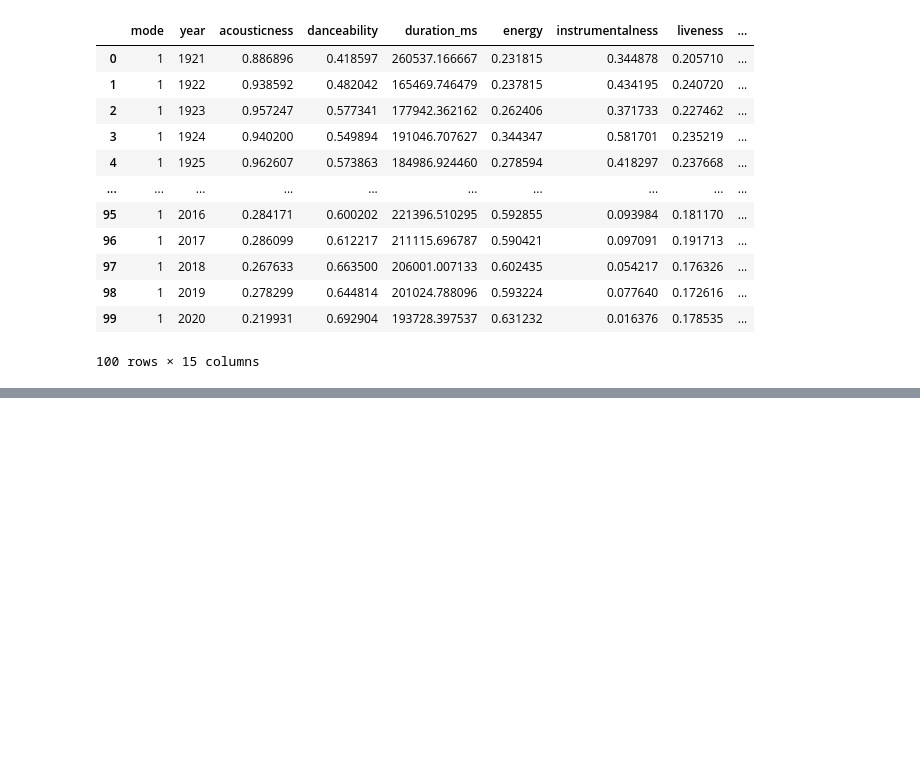
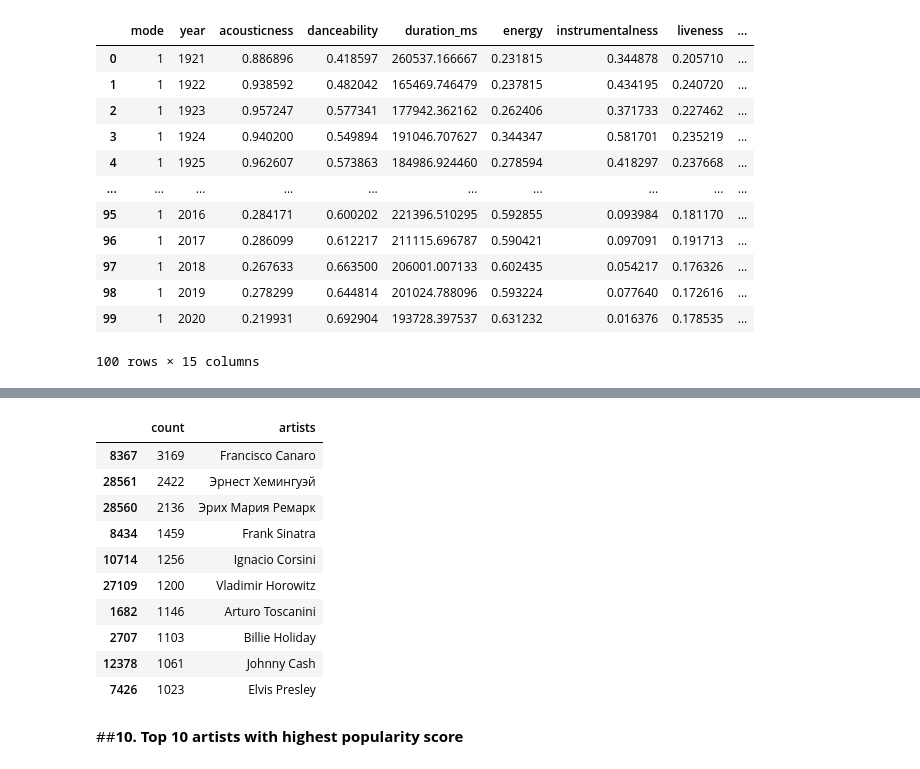
Before and after one commit to ilaid58/gomycode_LabPhase, a Jupyter notebook: LabPhase.ipynb, the cells around one changed output, grey strips where cells are left out. Drawn from its saved outputs; the diff is of its cells as text; code cells hidden in the pictures; blank space fills up the shorter version.

```diff
--- a/LabPhase.ipynb
+++ b/LabPhase.ipynb
@@ -163,0 +240,18 @@ data_by_year
+# %%
+top_10_artists = data_by_artist[['count', 'artists']].sort_values('count', ascending=False).head(10)
+# %%
+top_10_artists
+# %% [output]
+|  | count | artists |
+| 8367 | 3169 | Francisco Canaro |
+| 28561 | 2422 | Эрнест Хемингуэй |
+| 28560 | 2136 | Эрих Мария Ремарк |
+| 8434 | 1459 | Frank Sinatra |
+| 10714 | 1256 | Ignacio Corsini |
+| 27109 | 1200 | Vladimir Horowitz |
+| 1682 | 1146 | Arturo Toscanini |
+| 2707 | 1103 | Billie Holiday |
+| 12378 | 1061 | Johnny Cash |
+| 7426 | 1023 | Elvis Presley |
+# %% [markdown]
+##**10. Top 10 artists with highest popularity score**
```
Also changed, not shown: parts of 27 cells of this notebook.
